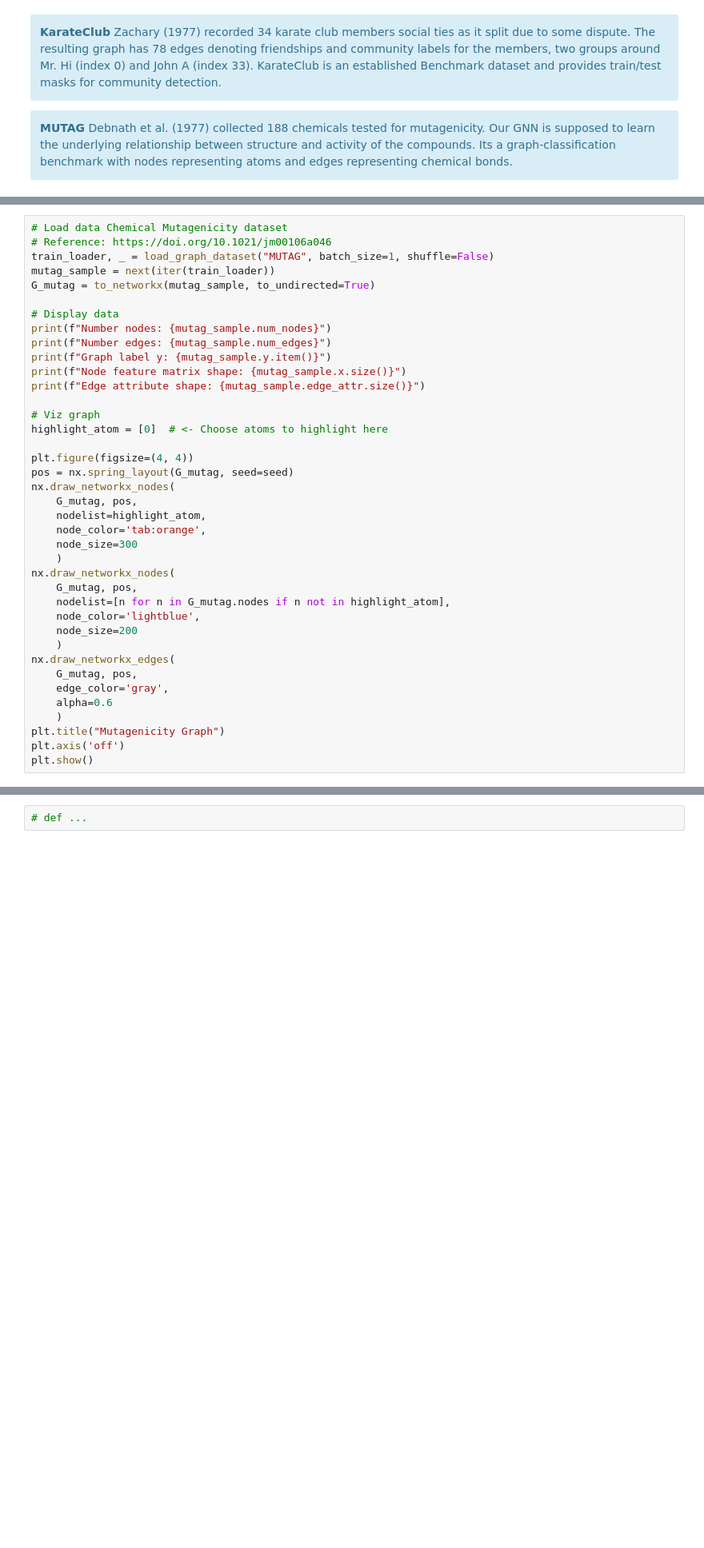
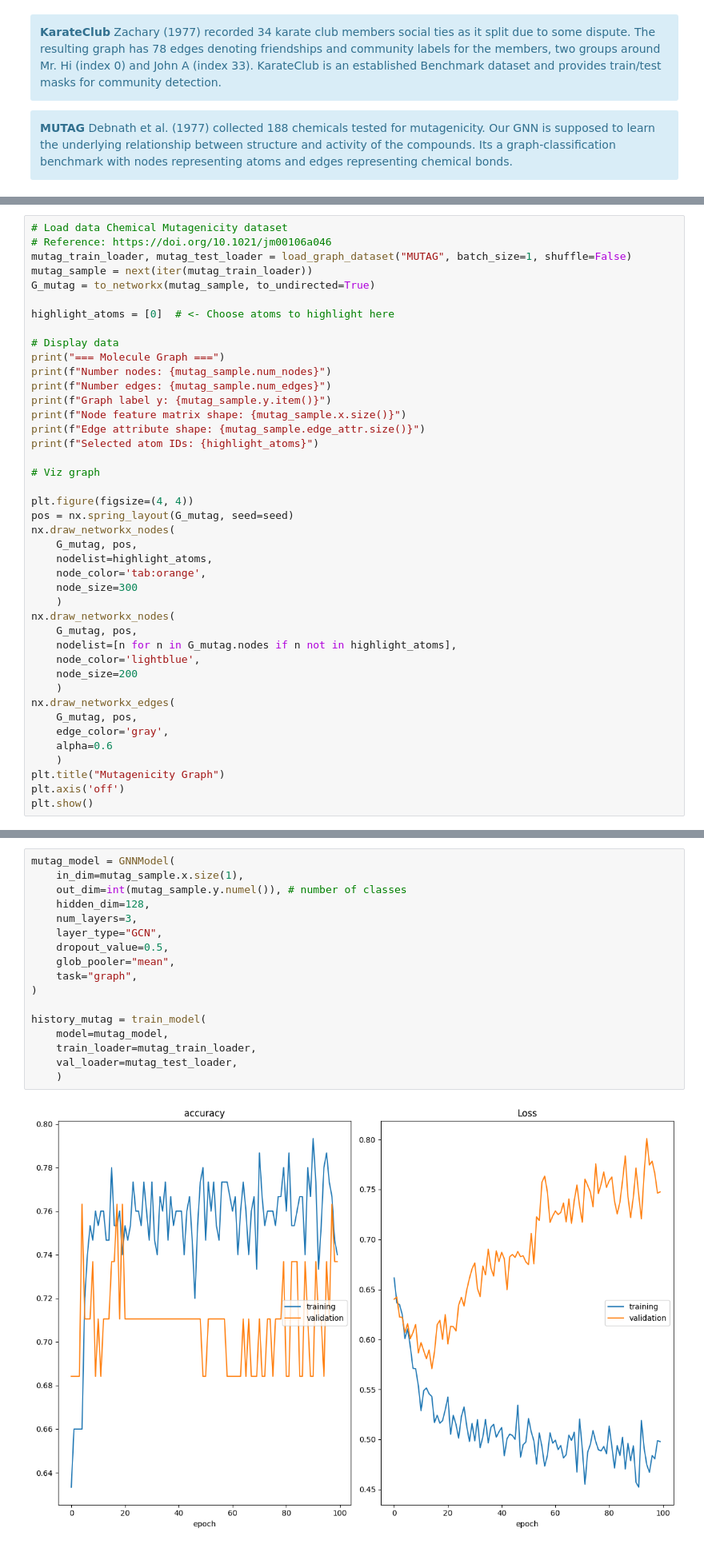
Before and after one commit to jlederer1/gnn_playground, a Jupyter notebook: notebooks/playground.ipynb, the cells around one changed output, grey strips where cells are left out. Shown at 80% size. Saved outputs shown, nothing was run; the diff lists cells and outputs as text; blank space fills up the shorter version.

Commit message:
Integrated training logic, models

```diff
--- a/notebooks/playground.ipynb
+++ b/notebooks/playground.ipynb
@@ -77,31 +91,34 @@ Random seed at 42
 # %%
 # Load data Chemical Mutagenicity dataset
 # Reference: https://doi.org/10.1021/jm00106a046
-train_loader, _ = load_graph_dataset("MUTAG", batch_size=1, shuffle=False)
-mutag_sample = next(iter(train_loader))
+mutag_train_loader, mutag_test_loader = load_graph_dataset("MUTAG", batch_size=1, shuffle=False)
+mutag_sample = next(iter(mutag_train_loader))
 G_mutag = to_networkx(mutag_sample, to_undirected=True)
 
+highlight_atoms = [0]  # <- Choose atoms to highlight here
+
 # Display data
+print("=== Molecule Graph ===")
 print(f"Number nodes: {mutag_sample.num_nodes}")
 print(f"Number edges: {mutag_sample.num_edges}")
 print(f"Graph label y: {mutag_sample.y.item()}")
 print(f"Node feature matrix shape: {mutag_sample.x.size()}")
 print(f"Edge attribute shape: {mutag_sample.edge_attr.size()}")
+print(f"Selected atom IDs: {highlight_atoms}")
 
 # Viz graph
-highlight_atom = [0]  # <- Choose atoms to highlight here
 
 plt.figure(figsize=(4, 4))
 pos = nx.spring_layout(G_mutag, seed=seed)
 nx.draw_networkx_nodes(
     G_mutag, pos,
-    nodelist=highlight_atom,
+    nodelist=highlight_atoms,
     node_color='tab:orange',
     node_size=300
     )
 nx.draw_networkx_nodes(
     G_mutag, pos,
-    nodelist=[n for n in G_mutag.nodes if n not in highlight_atom],
+    nodelist=[n for n in G_mutag.nodes if n not in highlight_atoms],
     node_color='lightblue',
     node_size=200
     )
@@ -124,2 +147,19 @@ Edge attribute shape: torch.Size([38, 4])
 # %%
-# def ...
+mutag_model = GNNModel(
+    in_dim=mutag_sample.x.size(1),
+    out_dim=int(mutag_sample.y.numel()), # number of classes
+    hidden_dim=128,
+    num_layers=3,
+    layer_type="GCN",
+    dropout_value=0.5,
+    glob_pooler="mean",
+    task="graph",
+)
+
+history_mutag = train_model(
+    model=mutag_model,
+    train_loader=mutag_train_loader,
+    val_loader=mutag_test_loader,
+    )
+# %% [output]
+[figure, added]
```
Also changed, not shown: parts of 7 cells of this notebook, 6 other files.
